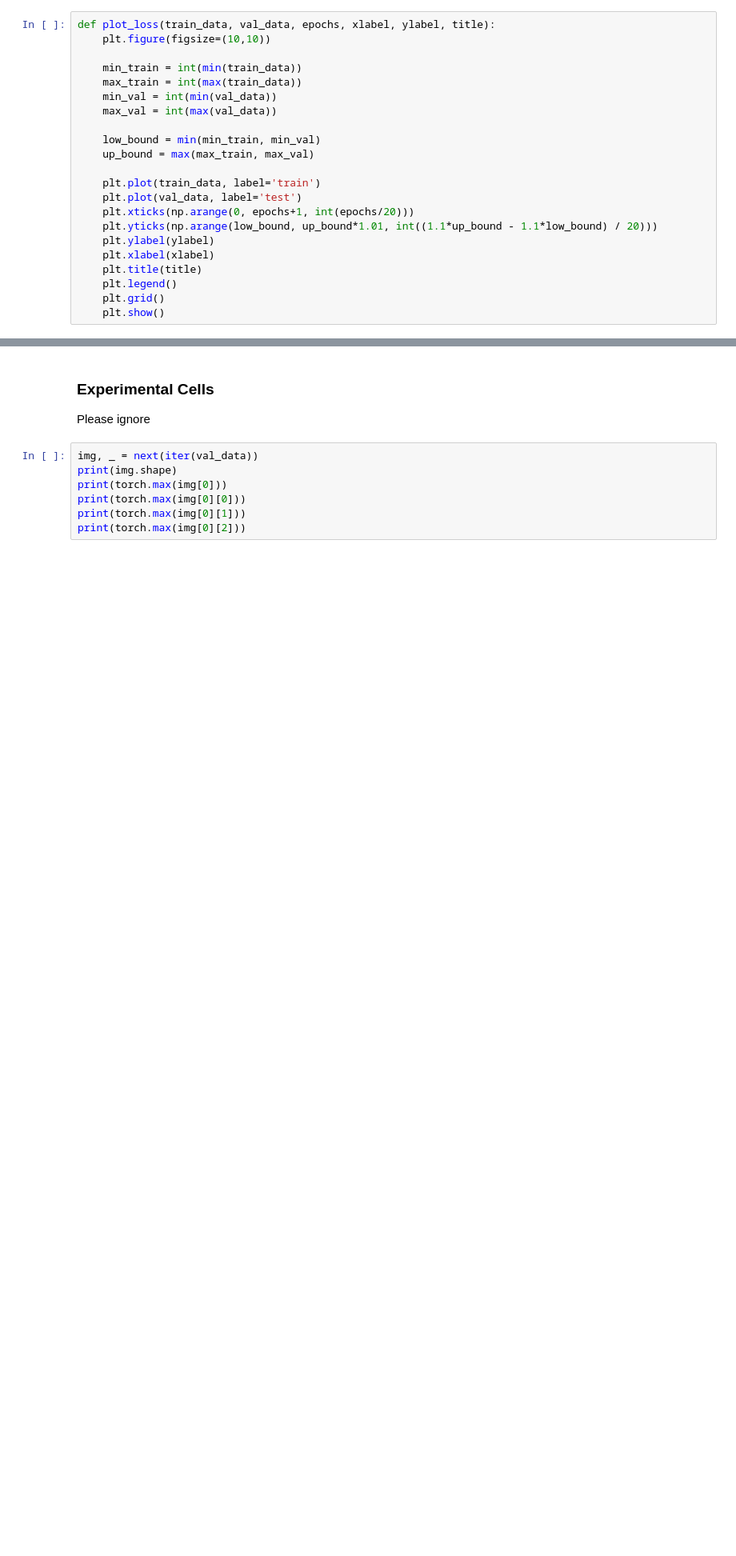
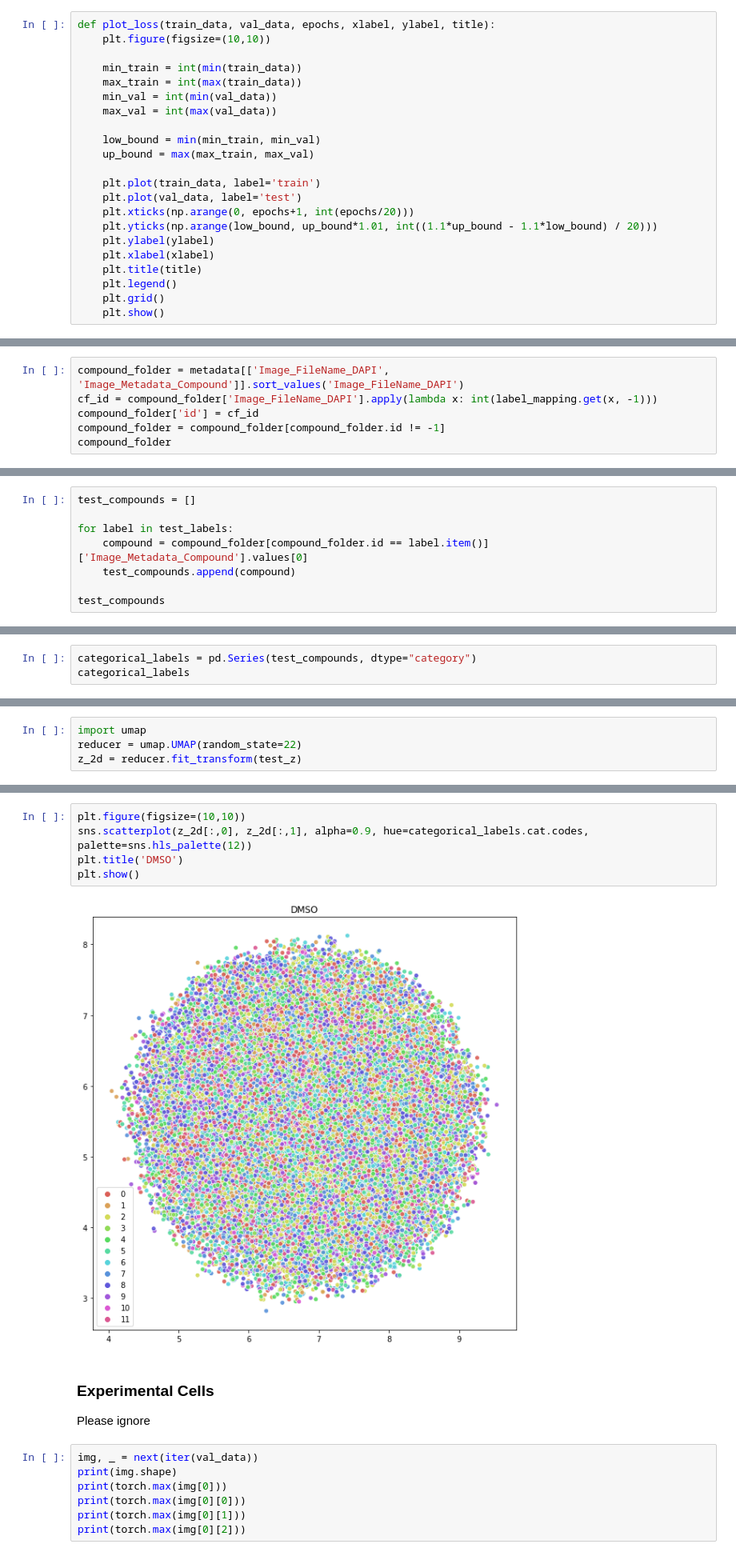
Before and after one commit to NotAndres/pytorch-vsc, a Jupyter notebook: notebook/vsc.ipynb, the cells around one changed output, grey strips where cells are left out. Shown at 80% size. Saved outputs shown, nothing was run; the diff lists cells and outputs as text; blank space fills up the shorter version.

```diff
--- a/notebook/vsc.ipynb
+++ b/notebook/vsc.ipynb
@@ -419,0 +478,6 @@ plot_loss(train_trace['kld'], val_trace['kld'], epochs, 'Epochs', "KLD", "Averag
+# %%
+compound_folder = metadata[['Image_FileName_DAPI', 'Image_Metadata_Compound']].sort_values('Image_FileName_DAPI')
+cf_id = compound_folder['Image_FileName_DAPI'].apply(lambda x: int(label_mapping.get(x, -1)))
+compound_folder['id'] = cf_id
+compound_folder = compound_folder[compound_folder.id != -1]
+compound_folder
@@ -419,0 +621,8 @@ plot_loss(train_trace['kld'], val_trace['kld'], epochs, 'Epochs', "KLD", "Averag
+# %%
+test_compounds = []
+
+for label in test_labels:
+    compound = compound_folder[compound_folder.id == label.item()]['Image_Metadata_Compound'].values[0]
+    test_compounds.append(compound)
+
+test_compounds
@@ -419,0 +684,3 @@ plot_loss(train_trace['kld'], val_trace['kld'], epochs, 'Epochs', "KLD", "Averag
+# %%
+categorical_labels = pd.Series(test_compounds, dtype="category")
+categorical_labels
@@ -419,0 +703,4 @@ plot_loss(train_trace['kld'], val_trace['kld'], epochs, 'Epochs', "KLD", "Averag
+# %%
+import umap
+reducer = umap.UMAP(random_state=22)
+z_2d = reducer.fit_transform(test_z)
@@ -420,3 +761,10 @@ plot_loss(train_trace['kld'], val_trace['kld'], epochs, 'Epochs', "KLD", "Averag
+# %%
+plt.figure(figsize=(10,10))
+sns.scatterplot(z_2d[:,0], z_2d[:,1], alpha=0.9, hue=categorical_labels.cat.codes, palette=sns.hls_palette(12))
+plt.title('DMSO')
+plt.show()
+# %% [output]
+[figure, added]
 # %% [markdown]
 ### Experimental Cells
 Please ignore
```
Also changed, not shown: parts of 30 cells of this notebook, 2 other files.
